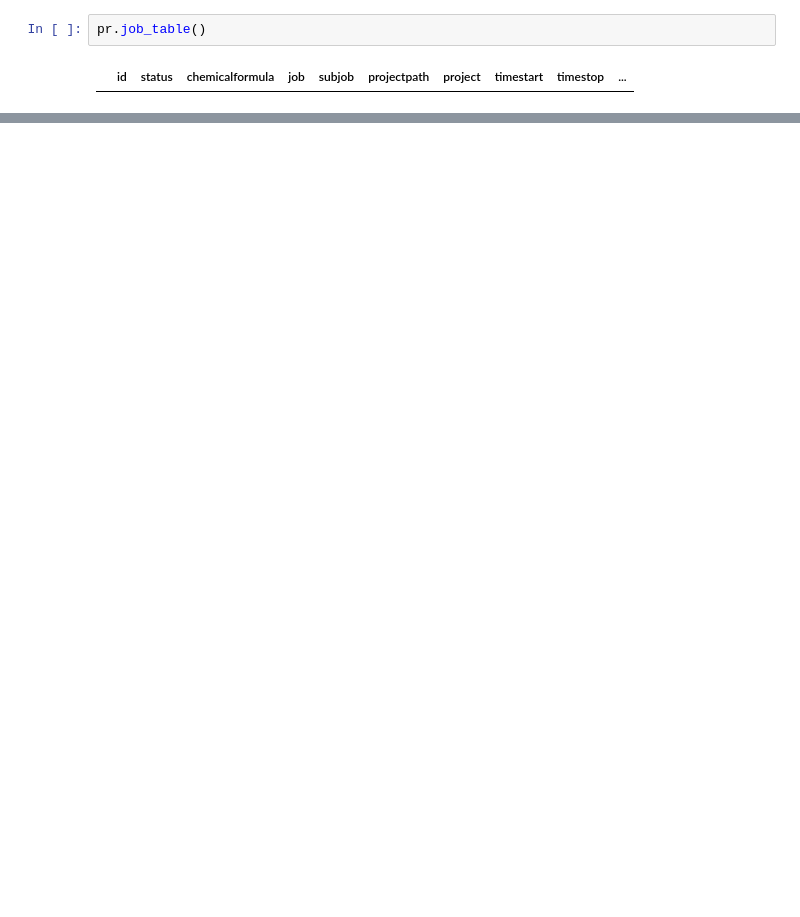
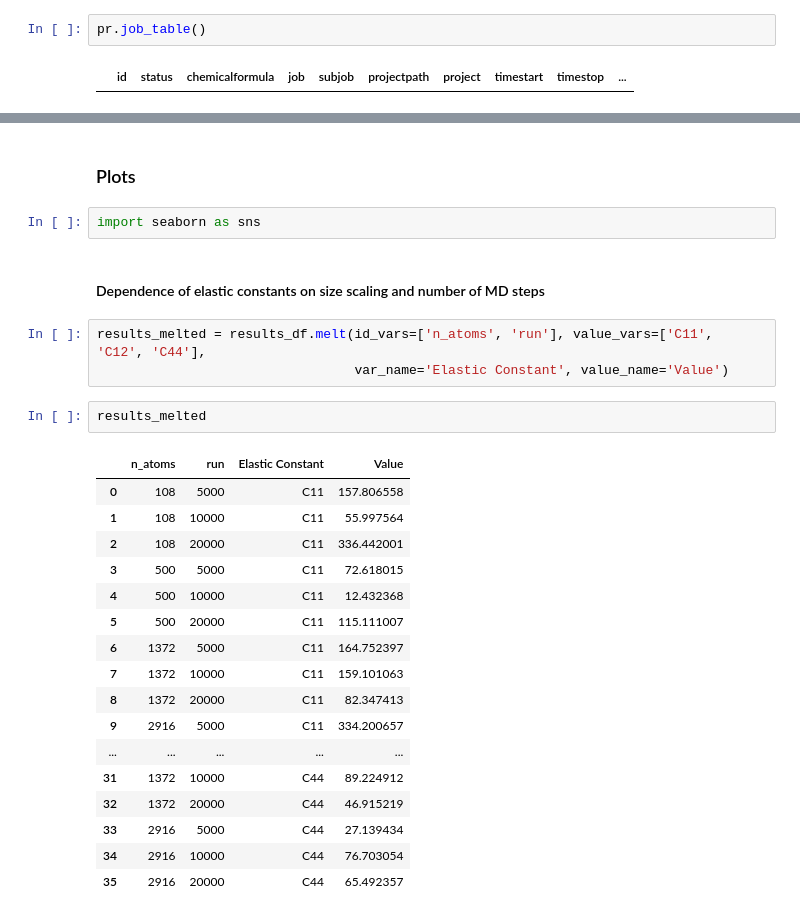
Before and after one commit to pyiron/hackathon, a Jupyter notebook: hackathon/elastic_constants/MD_22-10-25_ohne_job.ipynb, the cells around one changed output, grey strips where cells are left out. Cells and saved outputs as stored; diff of their text form; blank space fills up the shorter version.

Commit message:
Convergence tests - size and md step dependence

```diff
--- a/hackathon/elastic_constants/MD_22-10-25_ohne_job.ipynb
+++ b/hackathon/elastic_constants/MD_22-10-25_ohne_job.ipynb
@@ -760,0 +743,29 @@ table.get_dataframe()
+# %% [markdown]
+### Plots
+# %%
+import seaborn as sns
+# %% [markdown]
+#### Dependence of elastic constants on size scaling and number of MD steps
+# %%
+results_melted = results_df.melt(id_vars=['n_atoms', 'run'], value_vars=['C11', 'C12', 'C44'],
+                                 var_name='Elastic Constant', value_name='Value')
+# %%
+results_melted
+# %% [output]
+|  | n_atoms | run | Elastic Constant | Value |
+| 0 | 108 | 5000 | C11 | 157.806558 |
+| 1 | 108 | 10000 | C11 | 55.997564 |
+| 2 | 108 | 20000 | C11 | 336.442001 |
+| 3 | 500 | 5000 | C11 | 72.618015 |
+| 4 | 500 | 10000 | C11 | 12.432368 |
+| 5 | 500 | 20000 | C11 | 115.111007 |
+| 6 | 1372 | 5000 | C11 | 164.752397 |
+| 7 | 1372 | 10000 | C11 | 159.101063 |
+| 8 | 1372 | 20000 | C11 | 82.347413 |
+| 9 | 2916 | 5000 | C11 | 334.200657 |
+| ... | ... | ... | ... | ... |
+| 31 | 1372 | 10000 | C44 | 89.224912 |
+| 32 | 1372 | 20000 | C44 | 46.915219 |
+| 33 | 2916 | 5000 | C44 | 27.139434 |
+| 34 | 2916 | 10000 | C44 | 76.703054 |
+| 35 | 2916 | 20000 | C44 | 65.492357 |
```
Also changed, not shown: parts of 26 cells of this notebook.
